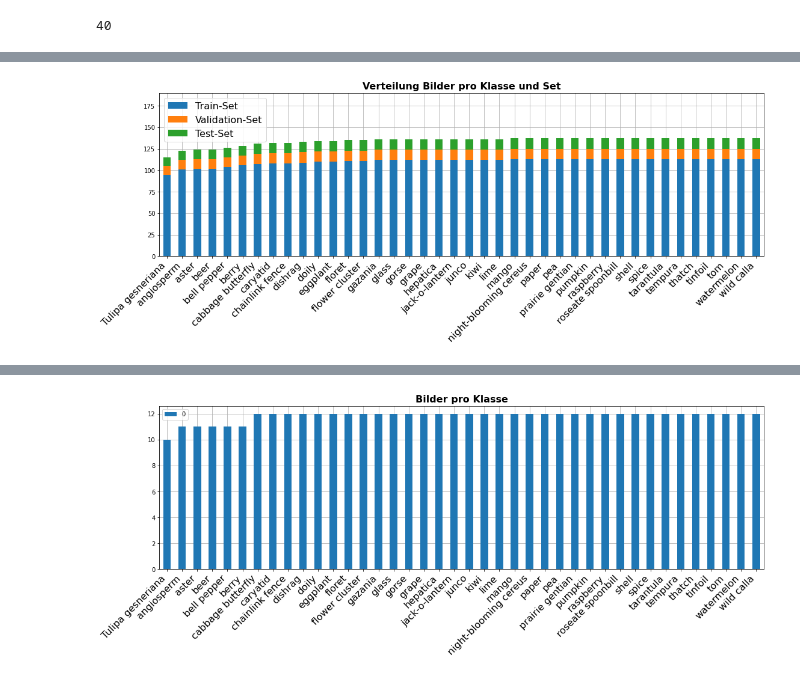
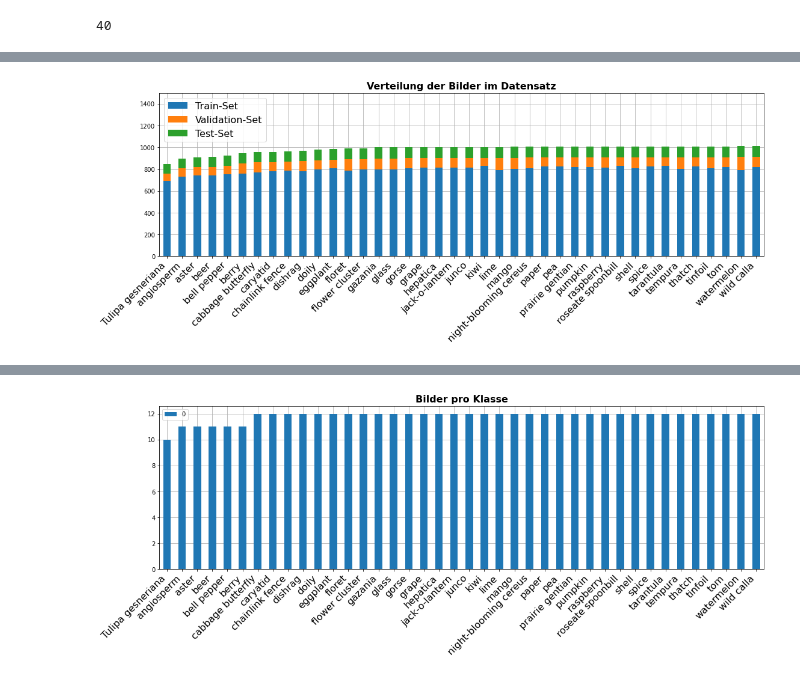
Before and after one commit to a-luengen/anytimeDnn, a Jupyter notebook: data/explore_new_dataset.ipynb, the cells around one changed output, grey strips where cells are left out. Drawn from its saved outputs; the diff is of its cells as text; code cells hidden in the pictures.

```diff
--- a/data/explore_new_dataset.ipynb
+++ b/data/explore_new_dataset.ipynb
@@ -49,14 +49,12 @@ print(data_rec_files[0])
 ('abs1_0000_A.tif', 'abs1_0000_A_alpha.tif', 'abs1_0000_B.tif')
 # %%
 # create data_loader
-train_loader, val_loader, test_loader = get_zipped_dataloaders('./imagenet_full', batch_size=1)
+train_loader, val_loader, test_loader = get_zipped_dataloaders('./imagenet_full', batch_size=1, use_valid=True)
 #_, _, test_loader = get_zipped_dataloaders('./imagenet_red', batch_size=1)
 
-train_loader, val_loader, test_loader = get_zipped_dataloaders('./imagenet_red', batch_size=1)
+#train_loader, val_loader, test_loader = get_zipped_dataloaders('./imagenet_red', batch_size=1)
 
 label_class_map = getLabelToClassMapping('./imagenet_full')
-#print(len(train_loader) + len(val_loader))
-#print(len(label_class_map))
 # %% [output]
 ./imagenet_full/index-train.txt
 ./imagenet_full/index-val.txt
@@ -96,8 +107,18 @@ print(len(class_count_map.keys()))
 df = pd.DataFrame.from_dict(class_count_map, orient='index')
 #df = df.sort_values(0)
 
-df_train = pd.DataFrame.from_dict(per_class_train, orient='index').sort_values(0)
-df_val = pd.DataFrame.from_dict(per_class_val, orient='index').sort_values(0)
-df_test = pd.DataFrame.from_dict(per_class_test, orient='index').sort_values(0)
+df_train = pd.DataFrame.from_dict(per_class_train, orient='index')
+df_val = pd.DataFrame.from_dict(per_class_val, orient='index')
+df_test = pd.DataFrame.from_dict(per_class_test, orient='index')
 # %% [output]
 40
+# %%
+df = pd.concat([df_train, df_val, df_test], axis=1, ignore_index=True)
+df = df.rename(columns={0:'Train-Set', 1:'Validation-Set', 2: 'Test-Set'})
+
+print(df.head(4))
+df = df.assign(Total=lambda d: d.sum(1)).sort_values('Total', axis=0)
+print(df.head(4))
+
+#a = df.groupby([0, 1, 2])['sessions_count'].sum().unstack(fill_value=0)
+#a = a.assign(tmp=a.sum(axis=1)).sort_values('tmp', ascending=False).drop('tmp', 1).head(5)
@@ -104,25 +136,27 @@ df_test = pd.DataFrame.from_dict(per_class_test, orient='index').sort_values(0)
 # %%
 # plot Images per Classes
 
 def plotDf(df):
     #axes = df.plot.bar(subplots=True, figsize=(18, 5), rot=45, zorder=4)
     axes = df.plot.bar(stacked=True, figsize=(18, 5), rot=45, zorder=4)
     #ax = axes[0]
     ax = axes
     ax.grid(zorder=0)
-    ax.set_title('Verteilung Bilder pro Klasse und Set', fontsize=16, fontweight='bold')
+    ax.set_title('Verteilung der Bilder im Datensatz', fontsize=16, fontweight='bold')
     ax.set_xticklabels(class_count_map.keys(), rotation=45, ha='right')
     ax.tick_params(axis='x', labelsize=16)
-    ax.set_ylim((0, 190))
+    ax.set_ylim((0, 1500))
     ax.legend(loc=2, prop={'size': 16})
     #ax.get_legend().remove()
 
 df = pd.concat([df_train, df_val, df_test], axis=1, ignore_index=True)
 df = df.rename(columns={0:'Train-Set', 1:'Validation-Set', 2: 'Test-Set'})
+df = df.assign(Total=lambda d: d.sum(1)).sort_values('Total', axis=0)
+del df['Total']
 #df.head()
 plotDf(df)
 # %% [output]
-[figure, old version]
+[figure, new version]
 # %%
 # Plot the test_set values
 class_count_map = dict()
```
Also changed, not shown: parts of 3 cells of this notebook.
